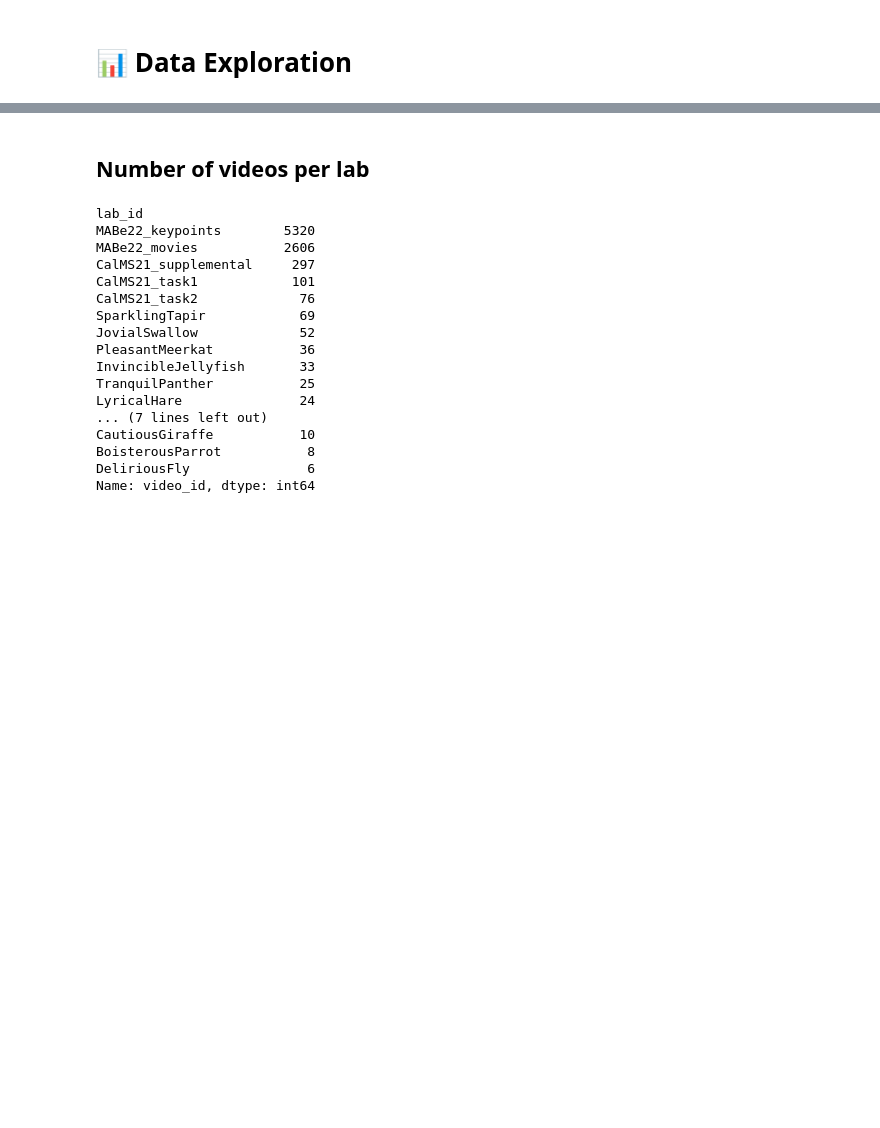
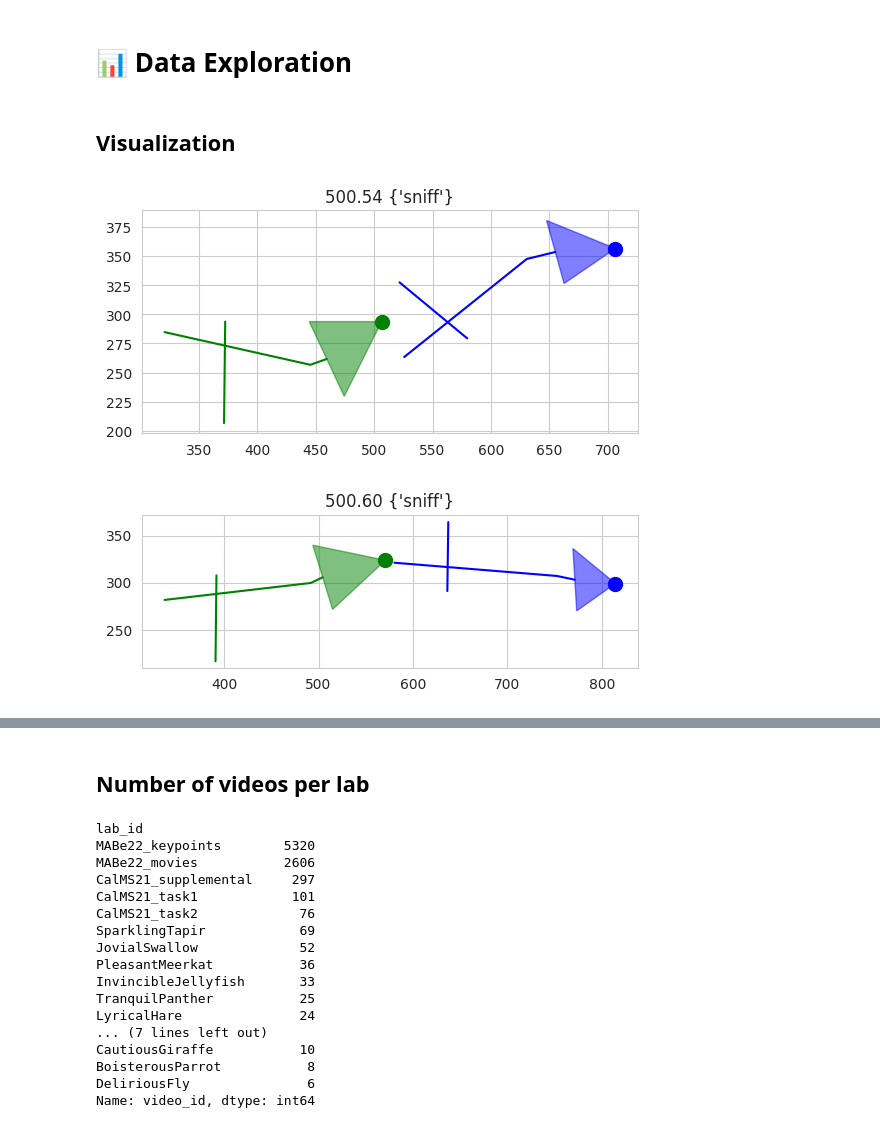
Before and after one commit to seita-f/Kaggle-Mice-Social-Action-Recognition, a Jupyter notebook: notebooks/analysis/EDA.ipynb, the cells around one changed output, grey strips where cells are left out. Saved outputs shown, nothing was run; the diff lists cells and outputs as text; code cells hidden in the pictures; blank space fills up the shorter version.

```diff
--- a/notebooks/analysis/EDA.ipynb
+++ b/notebooks/analysis/EDA.ipynb
@@ -113,2 +138,4 @@ train_tracking_example
 # %% [markdown]
 # 📊 Data Exploration
+# %% [markdown]
+## Visualization
@@ -114,0 +249,12 @@ train_tracking_example
+# %%
+# sniff (54,728)
+# sniff (939, 1140)
+# mount (1997, 2109)
+
+# train_df.iloc[500], sniff
+visualizer.load_video(500)
+visualizer.plot_frame(54)
+visualizer.plot_frame(60)
+# %% [output]
+[figure, added]
+[figure, added]
```
Also changed, not shown: parts of 18 cells of this notebook.
